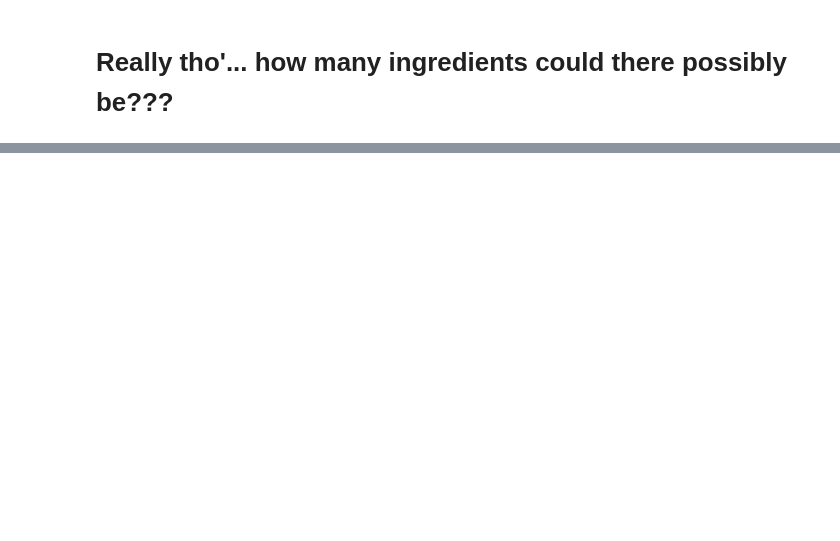
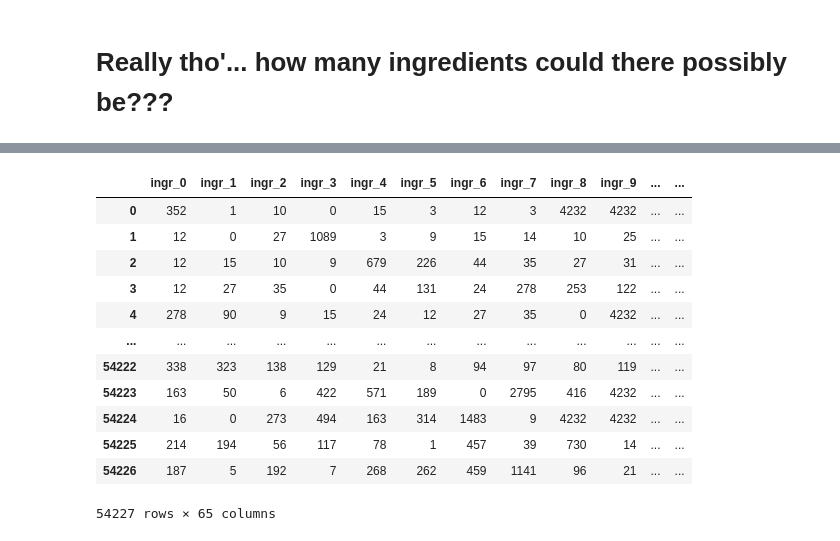
Before and after one commit to BloomTech-Labs/MyDish-DS, a Jupyter notebook: slightfoot/ingr_scratchpad.ipynb, the cells around one changed output, grey strips where cells are left out. Cells and saved outputs as stored; diff of their text form; code cells hidden in the pictures; blank space fills up the shorter version.

```diff
--- a/slightfoot/ingr_scratchpad.ipynb
+++ b/slightfoot/ingr_scratchpad.ipynb
@@ -369,0 +114,4 @@ len(top_ingr)
+# %%
+# create df of unique ingredients and their number of occurances in recipe dfs
+ingr_count_df = ingredient_count(ingr_s).sort_values('count', ascending=False).reset_index(drop=True)
+ingr_count_df.head(15)
@@ -369,0 +135,4 @@ len(top_ingr)
+# %%
+modeling_df = ingr_s.apply(pd.Series)
+modeling_df = modeling_df.rename(columns = lambda x: 'ingr_' + str(x))
+modeling_df.head(10)
@@ -369,0 +172,7 @@ len(top_ingr)
+# %%
+ingr_int = {ingr:i for i, ingr in enumerate(ingr_count_df['ingredient'])}
+int_ingr = {i:ingr for i, ingr in enumerate(ingr_count_df['ingredient'])}
+# %%
+# convert ingredients to numeric representations
+encoded_df = modeling_df.applymap(ingr_int.get)
+encoded_df.head()
@@ -369,0 +187,18 @@ len(top_ingr)
+# %%
+# drop all recipes that have fewer than 5 ingredients
+encoded_df = encoded_df[encoded_df['ingr_5'] < 4232]
+encoded_df.reset_index(drop=True)
+# %% [output]
+|  | ingr_0 | ingr_1 | ingr_2 | ingr_3 | ingr_4 | ingr_5 | ingr_6 | ingr_7 | ingr_8 | ingr_9 | ... | ... |
+| 0 | 352 | 1 | 10 | 0 | 15 | 3 | 12 | 3 | 4232 | 4232 | ... | ... |
+| 1 | 12 | 0 | 27 | 1089 | 3 | 9 | 15 | 14 | 10 | 25 | ... | ... |
+| 2 | 12 | 15 | 10 | 9 | 679 | 226 | 44 | 35 | 27 | 31 | ... | ... |
+| 3 | 12 | 27 | 35 | 0 | 44 | 131 | 24 | 278 | 253 | 122 | ... | ... |
+| 4 | 278 | 90 | 9 | 15 | 24 | 12 | 27 | 35 | 0 | 4232 | ... | ... |
+| ... | ... | ... | ... | ... | ... | ... | ... | ... | ... | ... | ... | ... |
+| 54222 | 338 | 323 | 138 | 129 | 21 | 8 | 94 | 97 | 80 | 119 | ... | ... |
+| 54223 | 163 | 50 | 6 | 422 | 571 | 189 | 0 | 2795 | 416 | 4232 | ... | ... |
+| 54224 | 16 | 0 | 273 | 494 | 163 | 314 | 1483 | 9 | 4232 | 4232 | ... | ... |
+| 54225 | 214 | 194 | 56 | 117 | 78 | 1 | 457 | 39 | 730 | 14 | ... | ... |
+| 54226 | 187 | 5 | 192 | 7 | 268 | 262 | 459 | 1141 | 96 | 21 | ... | ... |
+54227 rows × 65 columns
```
Also changed, not shown: parts of 49 cells of this notebook, 1 other file.
